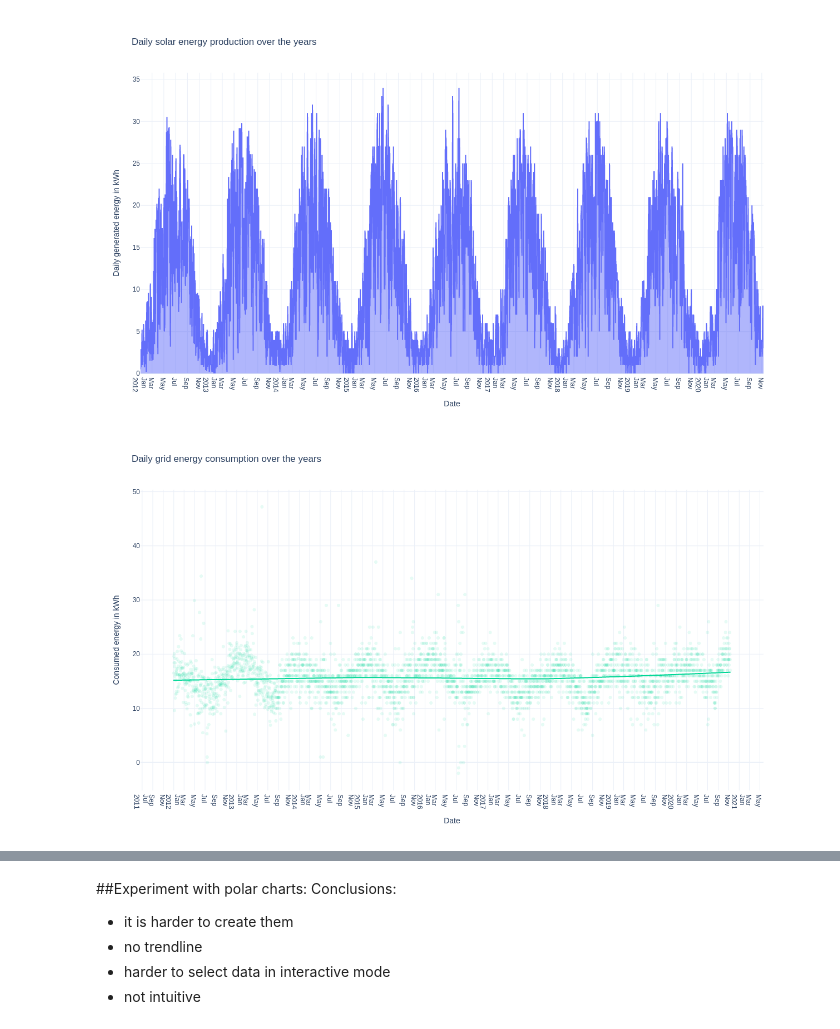
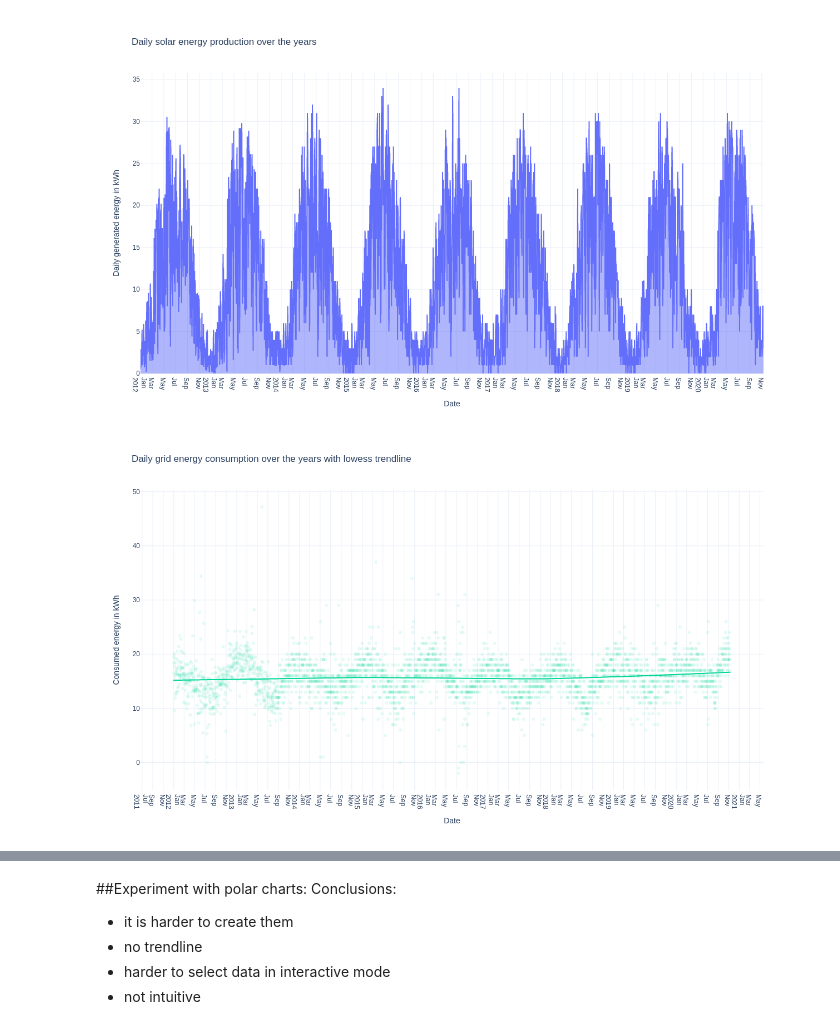
Before and after one commit to ffabi/VisualAnalysis, a Jupyter notebook: Mérési_solar_HF_AEP0TG_OZFKFP.ipynb, the cells around one changed output, grey strips where cells are left out. Drawn from its saved outputs; the diff is of its cells as text; code cells hidden in the pictures.

```diff
--- a/Mérési_solar_HF_AEP0TG_OZFKFP.ipynb
+++ b/Mérési_solar_HF_AEP0TG_OZFKFP.ipynb
@@ -738,33 +740,33 @@ else:
 [figure]
 # %%
 #@title
-title = "Daily grid energy consumption over the years"
+title = "Daily grid energy consumption over the years with lowess trendline"
 fig = px.scatter(solar,
               x="date", y="consumption",
               template="plotly_white", title=title,
               trendline="lowess",
               opacity=0.1,
               )
 fig.update_xaxes(
     dtick="M2",
     tickformat="%b\n%Y")
 
 fig.update_xaxes(title_text="Date")
 fig.update_yaxes(title_text="Consumed energy in kWh")
 fig.update_traces(marker_color=color)
 
 title = title.replace(" ", "_")
 fig.write_html(title + ".html")
 if interactive:
     fig.show()
 else:
     display(Image(fig.to_image(format="png",
                                engine="kaleido",
                                width=1280,
                                height=720
                                )))
 # %% [output]
-[figure, old version]
+[figure, new version]
 # %%
 #@title
 title = "Daily solar energy production over the years \
```
Also changed, not shown: parts of 6 cells of this notebook.
